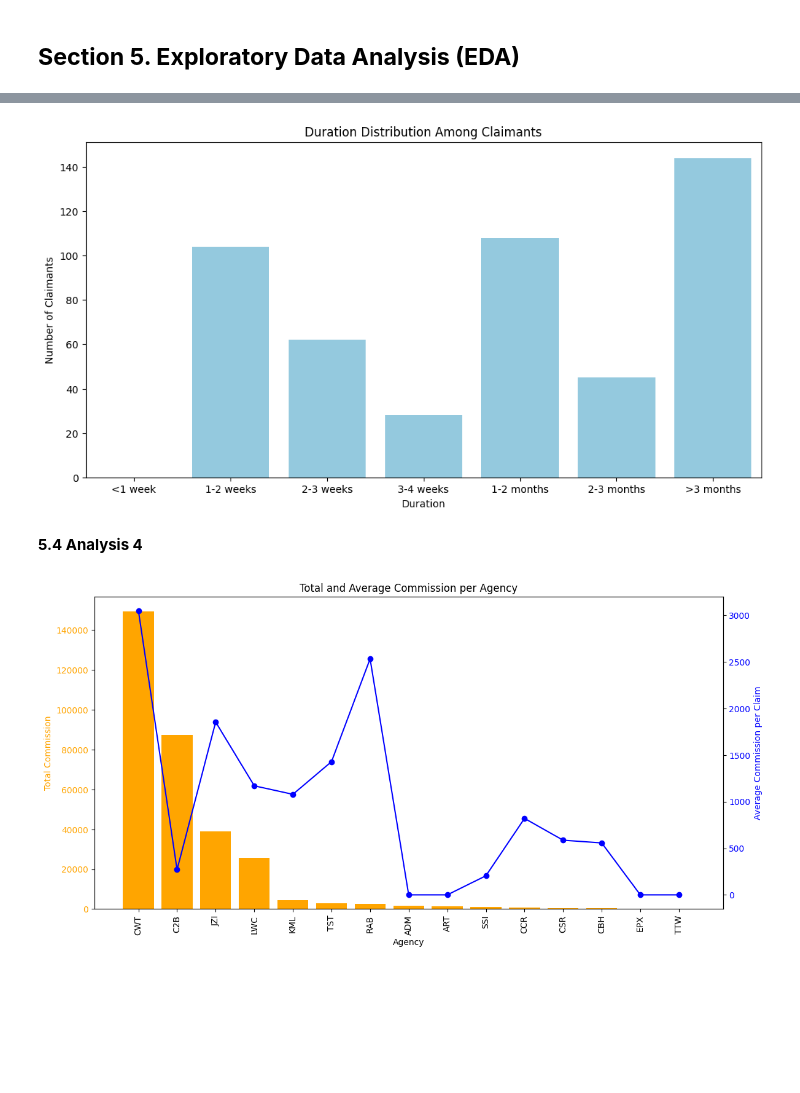
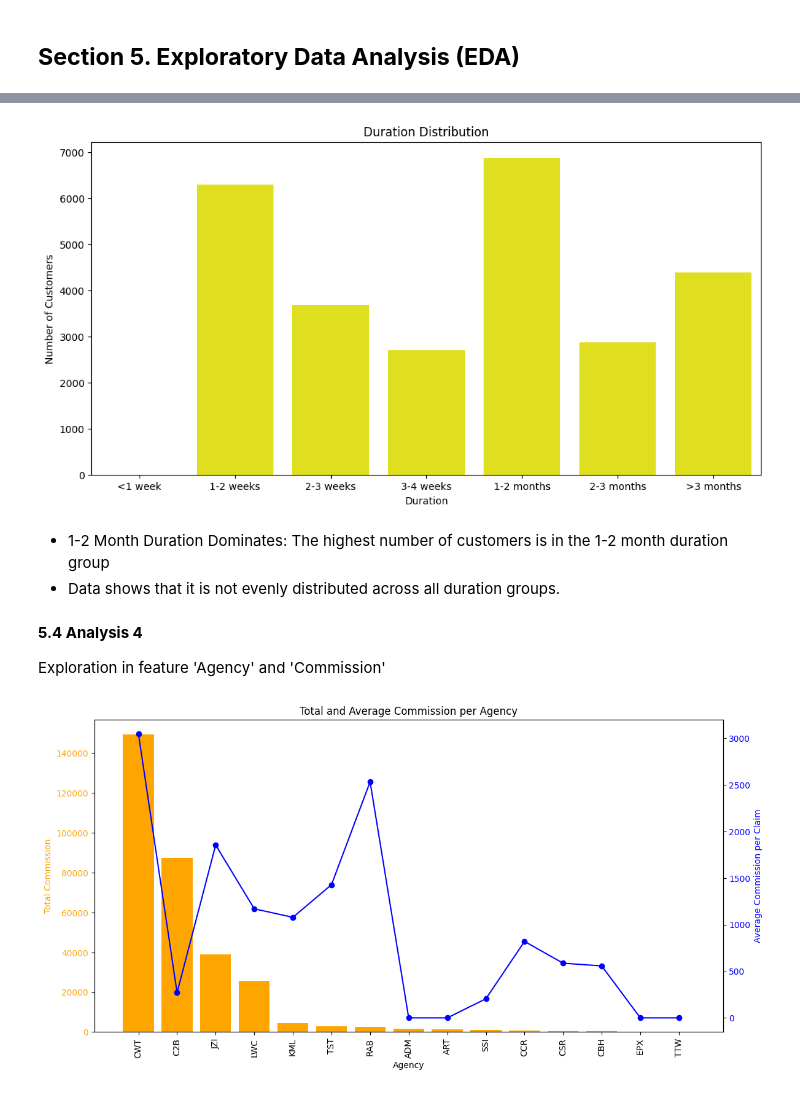
Before and after one commit to Faizism/travel_insurance, a Jupyter notebook: notebooks/2.0 refined-transformation.ipynb, the cells around one changed output, grey strips where cells are left out. Cells and saved outputs as stored; diff of their text form; code cells hidden in the pictures; blank space fills up the shorter version.

```diff
--- a/notebooks/2.0 refined-transformation.ipynb
+++ b/notebooks/2.0 refined-transformation.ipynb
@@ -756,20 +858,25 @@ def cat_duration(dur):
 seen_data['category_duration'] = seen_data['Duration'].apply(cat_duration)
 # %%
 # Age Distribution Among Claimants
-claimants_dur = seen_data[seen_data['Claim'] == 'Yes']['category_duration']
+claimants_dur = seen_data['category_duration']
 dur_order = ['<1 week', '1-2 weeks', '2-3 weeks', '3-4 weeks', '1-2 months', '2-3 months', '>3 months']
 
 # Plot Age Distribution as Bar Chart
 plt.figure(figsize=(12, 6))
-sns.countplot(data=seen_data[seen_data['Claim'] == 'Yes'], x='category_duration', color='skyblue', order = dur_order )
-plt.title("Duration Distribution Among Claimants")
+sns.countplot(data=seen_data, x='category_duration', color='yellow', order = dur_order )
+plt.title("Duration Distribution")
 plt.xlabel("Duration")
-plt.ylabel("Number of Claimants")
+plt.ylabel("Number of Customers")
 plt.show()
 # %% [output]
-[figure, old version]
+[figure, new version]
+# %% [markdown]
+- 1-2 Month Duration Dominates: The highest number of customers is in the 1-2 month duration group
+- Data shows that it is not evenly distributed across all duration groups.
 # %% [markdown]
 **5.4 Analysis 4**
+
+Exploration in feature 'Agency' and 'Commission'
 # %%
 # Group by Agency and summarize key metrics
 agency_performance = seen_data.groupby('Agency').agg({
```
Also changed, not shown: parts of 111 cells of this notebook, 5 other files.
